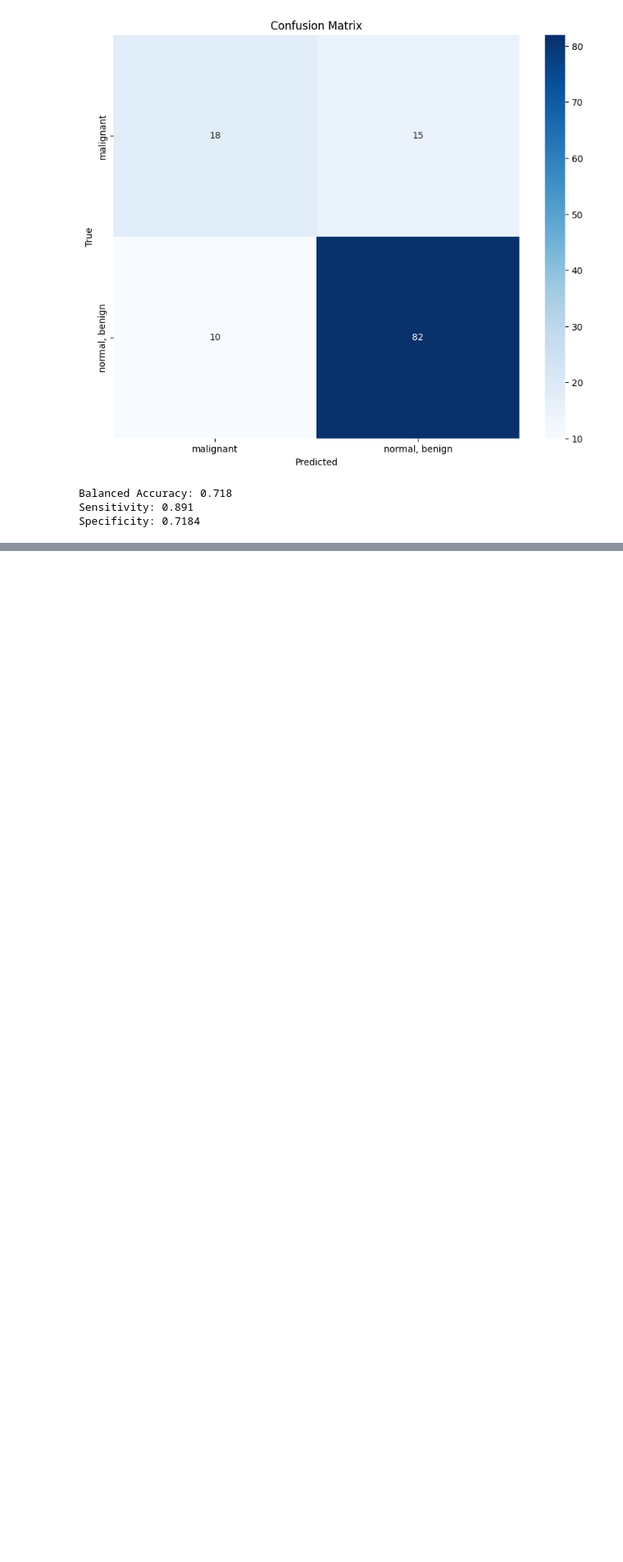
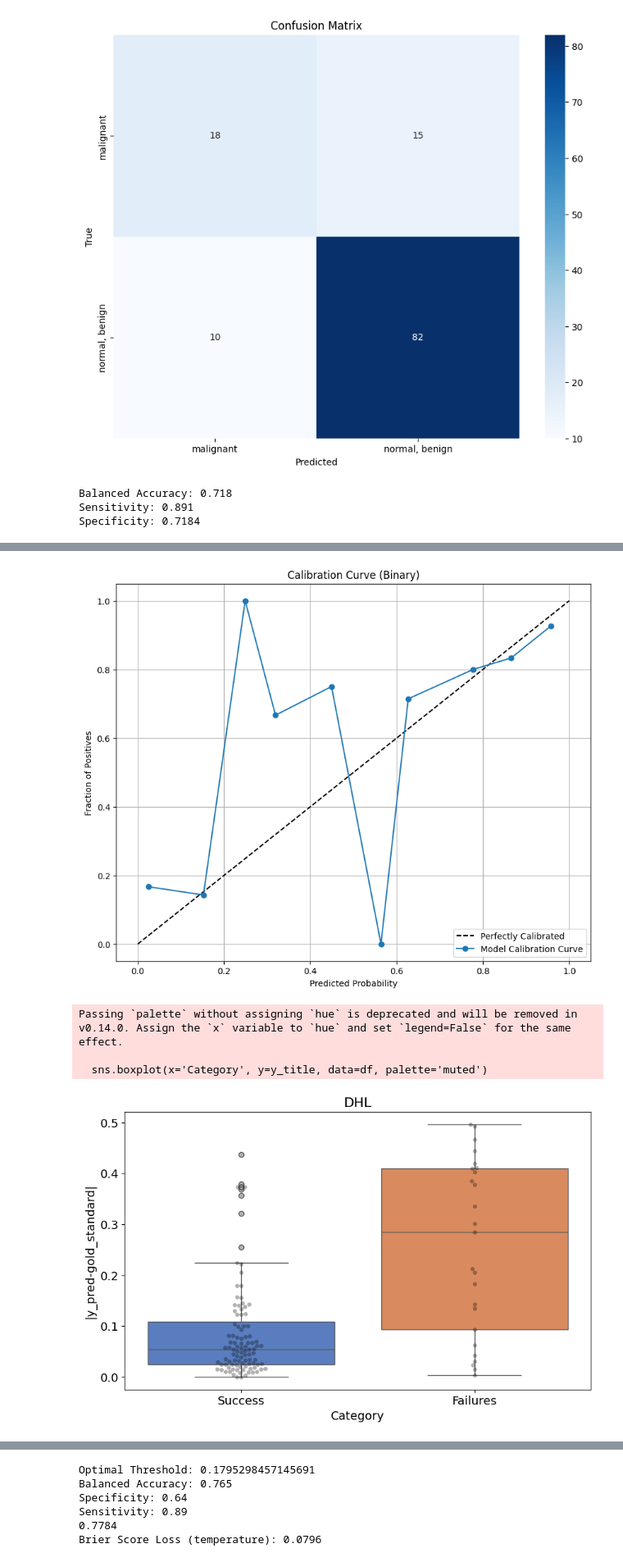
Before and after one commit to pstnmz/UQ_toolbox, a Jupyter notebook: medMNIST/UQ_test_metrics.ipynb, the cells around one changed output, grey strips where cells are left out. Shown at 82% size. Drawn from its saved outputs; the diff is of its cells as text; code cells hidden in the pictures; blank space fills up the shorter version.

```diff
--- a/medMNIST/UQ_test_metrics.ipynb
+++ b/medMNIST/UQ_test_metrics.ipynb
@@ -694,0 +724,8 @@ mean_values = uq.standardize_and_mean_ensembling(np.column_stack((MSR_scaled, st
+# %%
+uq_metrics_calibration = call_UQ_methods(uq_methods, models, y_prob_calibration, digits_calib, y_true_calibration, digits, y_true, indiv_scores_calib, task_type, correct_predictions_calibration, incorrect_predictions_calibration, calibration_loader, device, optim_metric='balanced_accuracy', train_loaders=train_loaders, test_loader_tta=calibration_loader_tta, num_classes=2, latent_spaces=latent_spaces_calibration, shap_values_folds=shap_values_folds_calibration, labels_fold=labels_fold_calibration, correct_predictions_calibration=correct_predictions, incorrect_predictions_calibration=incorrect_predictions, image_normalization=True, aug_folder='gps_augment_breastmnist_testset', swarmplot=True, gps_augment=None)
+# %% [output]
+[figure, added]
+Passing `palette` without assigning `hue` is deprecated and will be removed in v0.14.0. Assign the `x` variable to `hue` and set `legend=False` for the same effect.
+
+  sns.boxplot(x='Category', y=y_title, data=df, palette='muted')
+[figure, added]
@@ -694,0 +733,6 @@ mean_values = uq.standardize_and_mean_ensembling(np.column_stack((MSR_scaled, st
+Optimal Threshold: 0.1795298457145691
+Balanced Accuracy: 0.765
+Specificity: 0.64
+Sensitivity: 0.89
+0.7784
+Brier Score Loss (temperature): 0.0796
```
Also changed, not shown: parts of 23 cells of this notebook, 3 other files.
